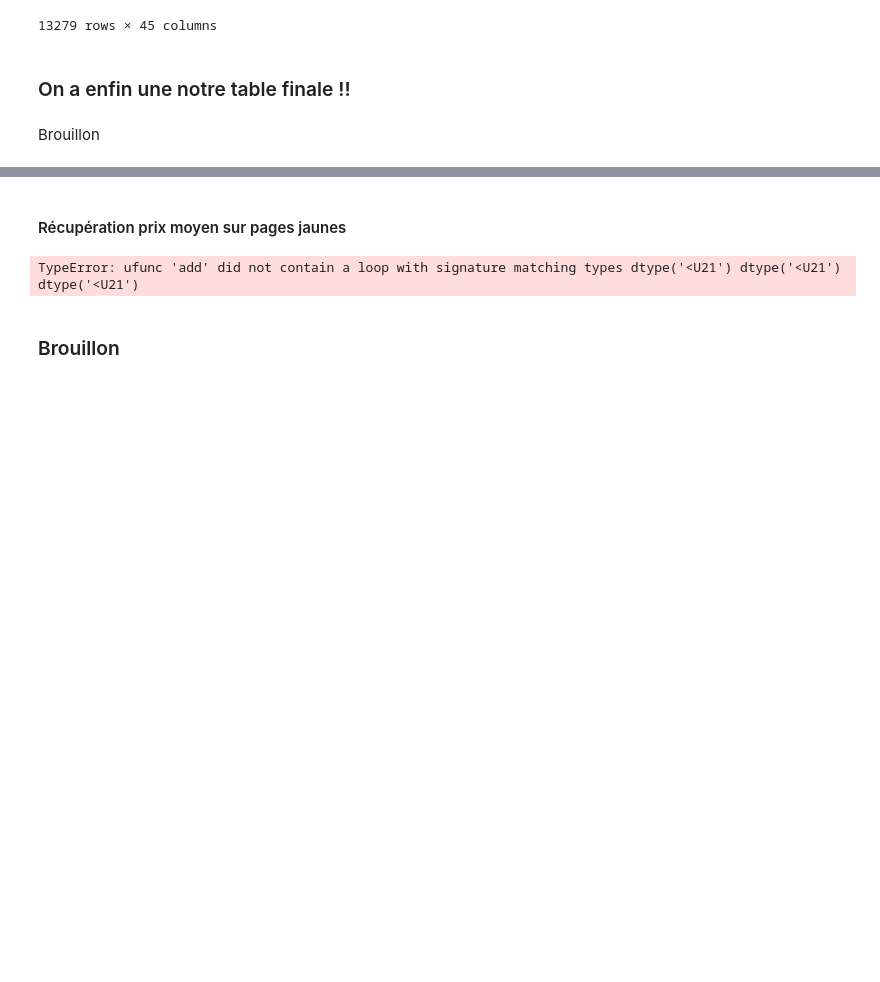
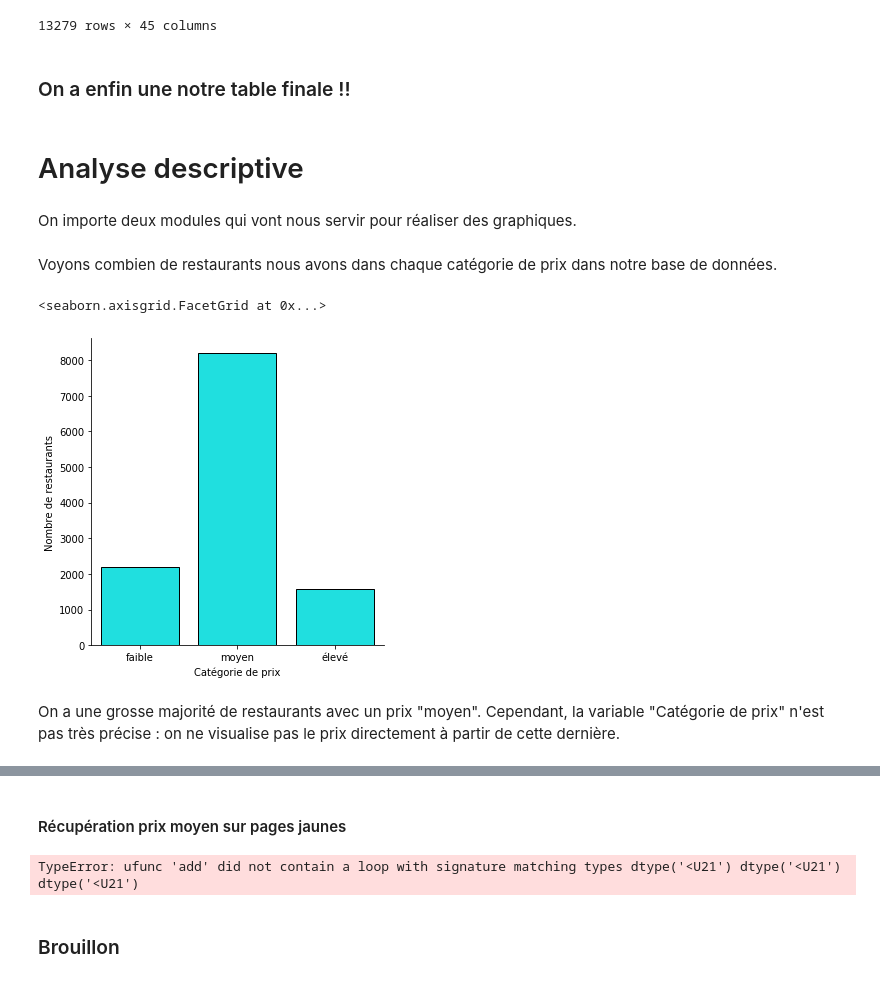
Before and after one commit to victor77420/Mod-lisation-prix-restaurants-parisiens, a Jupyter notebook: Untitled1.ipynb, the cells around one changed output, grey strips where cells are left out. Saved outputs shown, nothing was run; the diff lists cells and outputs as text; code cells hidden in the pictures; blank space fills up the shorter version.

```diff
--- a/Untitled1.ipynb
+++ b/Untitled1.ipynb
@@ -1192,6 +1210,8 @@ parisiens
 
 parisiens.to_csv('C:/Users/GUILLOT Robin/Documents/Robin Ensae/Matières/Python/victoire.csv', sep = ';',index=False)
 # %%
-parisiens=pd.read_csv('C:/Users/GUILLOT Robin/Documents/Robin Ensae/Matières/Python/victoire.csv', sep = ';')
+parisiens = pd.read_csv('/Users/victorhuynh/Documents/ENSAE/ENSAE 2A/2A S1/PDS/Projet/table_finale.csv', sep = ";")
-# %% [markdown]
-Brouillon
+# %% [markdown]
+# Analyse descriptive
+# %% [markdown]
+On importe deux modules qui vont nous servir pour réaliser des graphiques.
@@ -1197,0 +1221,11 @@ Brouillon
+# %% [markdown]
+Voyons combien de restaurants nous avons dans chaque catégorie de prix dans notre base de données.
+# %%
+df = parisiens.groupby('Catégorie de prix').aggregate({'name':'count'}).reset_index()
+df = df.rename(columns={'name': 'Nombre de restaurants'})
+sns.catplot(x='Catégorie de prix', y='Nombre de restaurants', edgecolor="black", data=df,kind = "bar", color = "cyan")
+# %% [output]
+<seaborn.axisgrid.FacetGrid at 0x...>
+[figure, added]
+# %% [markdown]
+On a une grosse majorité de restaurants avec un prix "moyen". Cependant, la variable "Catégorie de prix" n'est pas très précise : on ne visualise pas le prix directement à partir de cette dernière.
```
Also changed, not shown: parts of 34 cells of this notebook.
